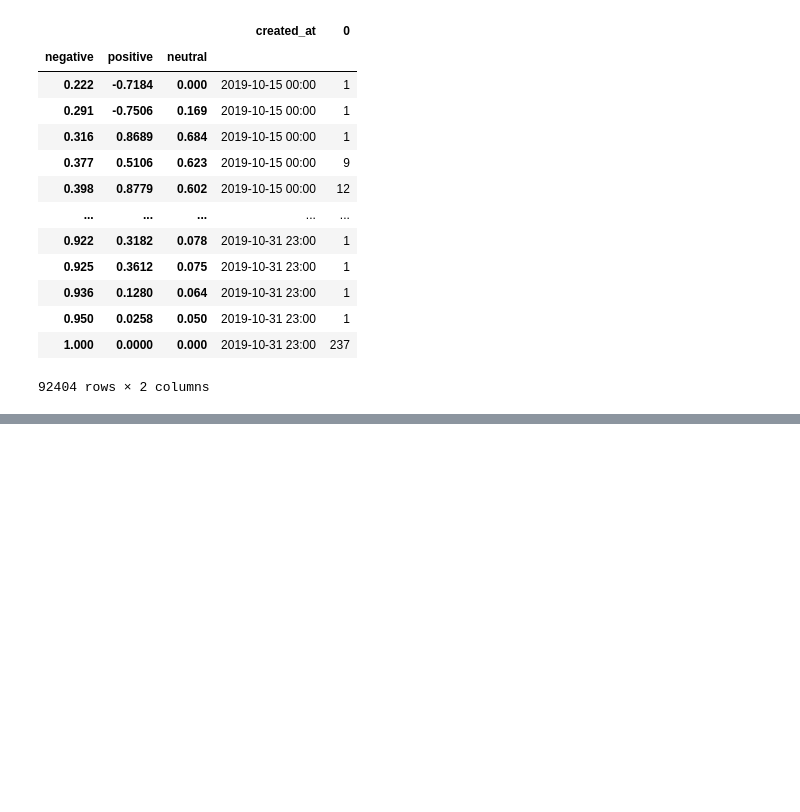
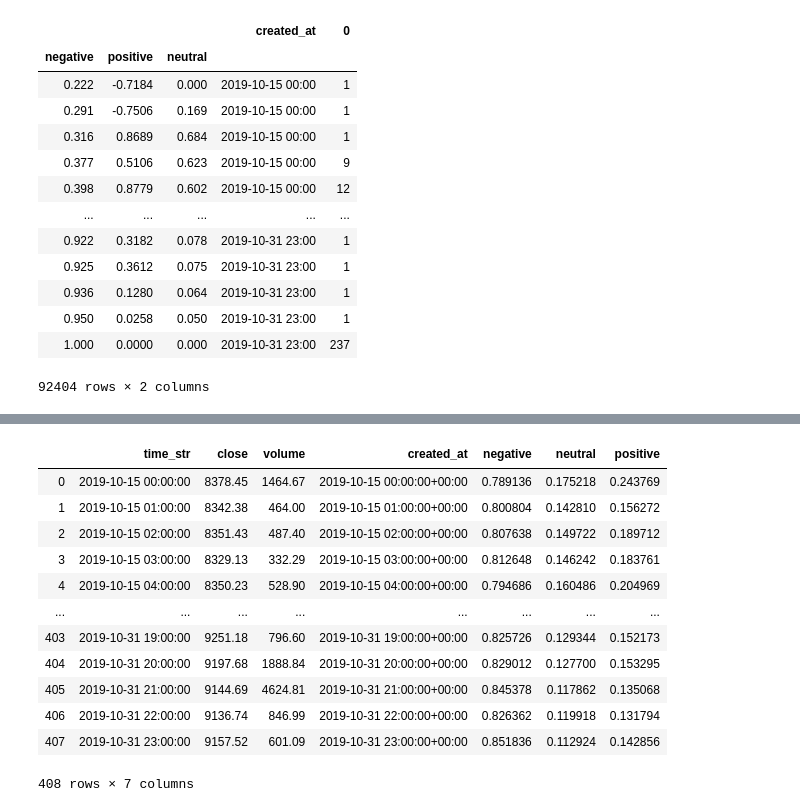
Before and after one commit to willwillis/Crypto-Sentiment-Clusters, a Jupyter notebook: notebooks/igor/price_model.ipynb, the cells around one changed output, grey strips where cells are left out. Drawn from its saved outputs; the diff is of its cells as text; code cells hidden in the pictures; blank space fills up the shorter version.

```diff
--- a/notebooks/igor/price_model.ipynb
+++ b/notebooks/igor/price_model.ipynb
@@ -155,0 +173,2 @@ model_grouped
+# %%
+mike_df = model_data.resample('H', on='created_at').mean()
@@ -155,0 +297,18 @@ model_grouped
+# %%
+#of course its much easier to merge and have both formats than making a million functions converting timestamps
+result = pd.concat([price_data,mike_df], axis=1, join='inner')
+result
+# %% [output]
+|  | time_str | close | volume | created_at | negative | neutral | positive |
+| 0 | 2019-10-15 00:00:00 | 8378.45 | 1464.67 | 2019-10-15 00:00:00+00:00 | 0.789136 | 0.175218 | 0.243769 |
+| 1 | 2019-10-15 01:00:00 | 8342.38 | 464.00 | 2019-10-15 01:00:00+00:00 | 0.800804 | 0.142810 | 0.156272 |
+| 2 | 2019-10-15 02:00:00 | 8351.43 | 487.40 | 2019-10-15 02:00:00+00:00 | 0.807638 | 0.149722 | 0.189712 |
+| 3 | 2019-10-15 03:00:00 | 8329.13 | 332.29 | 2019-10-15 03:00:00+00:00 | 0.812648 | 0.146242 | 0.183761 |
+| 4 | 2019-10-15 04:00:00 | 8350.23 | 528.90 | 2019-10-15 04:00:00+00:00 | 0.794686 | 0.160486 | 0.204969 |
+| ... | ... | ... | ... | ... | ... | ... | ... |
+| 403 | 2019-10-31 19:00:00 | 9251.18 | 796.60 | 2019-10-31 19:00:00+00:00 | 0.825726 | 0.129344 | 0.152173 |
+| 404 | 2019-10-31 20:00:00 | 9197.68 | 1888.84 | 2019-10-31 20:00:00+00:00 | 0.829012 | 0.127700 | 0.153295 |
+| 405 | 2019-10-31 21:00:00 | 9144.69 | 4624.81 | 2019-10-31 21:00:00+00:00 | 0.845378 | 0.117862 | 0.135068 |
+| 406 | 2019-10-31 22:00:00 | 9136.74 | 846.99 | 2019-10-31 22:00:00+00:00 | 0.826362 | 0.119918 | 0.131794 |
+| 407 | 2019-10-31 23:00:00 | 9157.52 | 601.09 | 2019-10-31 23:00:00+00:00 | 0.851836 | 0.112924 | 0.142856 |
+408 rows × 7 columns
```
Also changed, not shown: parts of 34 cells of this notebook.
